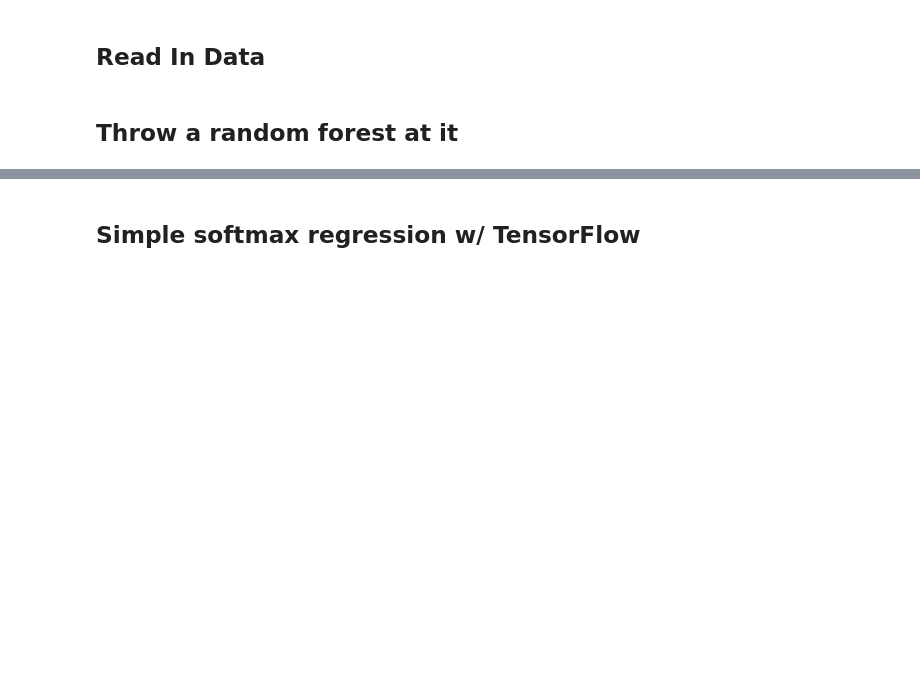
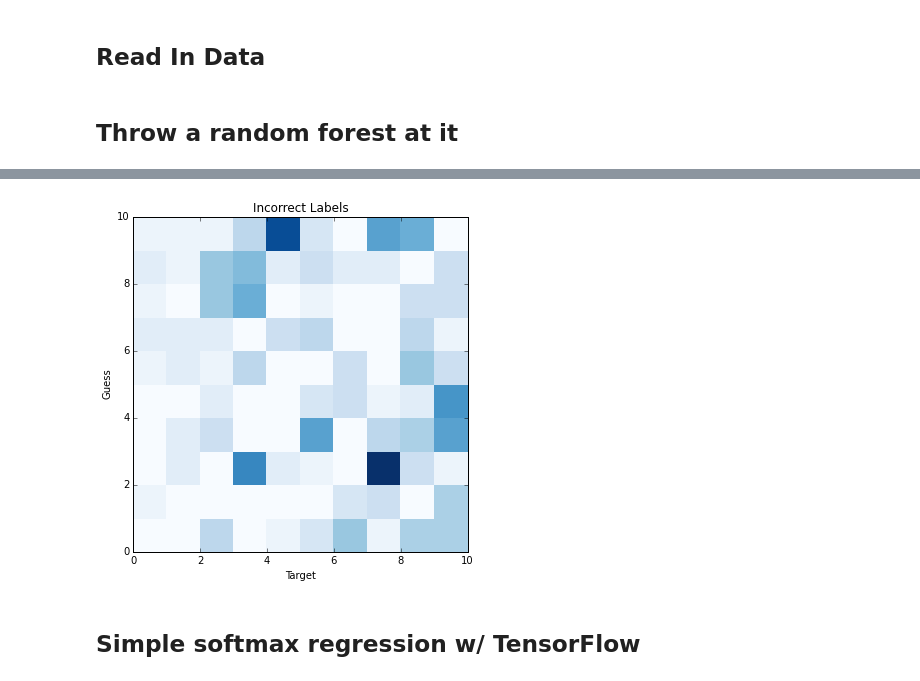
Before and after one commit to jeffschecter/sandbox, a Jupyter notebook: MNIST.ipynb, the cells around one changed output, grey strips where cells are left out. Saved outputs shown, nothing was run; the diff lists cells and outputs as text; code cells hidden in the pictures; blank space fills up the shorter version.

```diff
--- a/MNIST.ipynb
+++ b/MNIST.ipynb
@@ -36,3 +36,20 @@ model_labels = clf.predict(test_im.reshape(10000, 28 * 28))
+# %%
+misses = test_im[(model_labels != test_labels)]
+miss_test_labels = test_labels[(model_labels != test_labels)]
+miss_guess_labels = model_labels[(model_labels != test_labels)]
+# %%
+confusion = np.zeros((10, 10), dtype=np.int)
+for guess, target in zip(miss_guess_labels, miss_test_labels):
+    confusion[guess, target] += 1
+# %%
+figsize(6, 6)
+plt.pcolor(confusion, cmap=cm.Blues)
+plt.xlabel("Target")
+plt.ylabel("Guess")
+plt.title("Incorrect Labels")
+plt.show()
+# %% [output]
+[figure, added]
 # %% [markdown]
 ## Simple softmax regression w/ TensorFlow
 # %%
```
Also changed, not shown: parts of 2 cells of this notebook.
